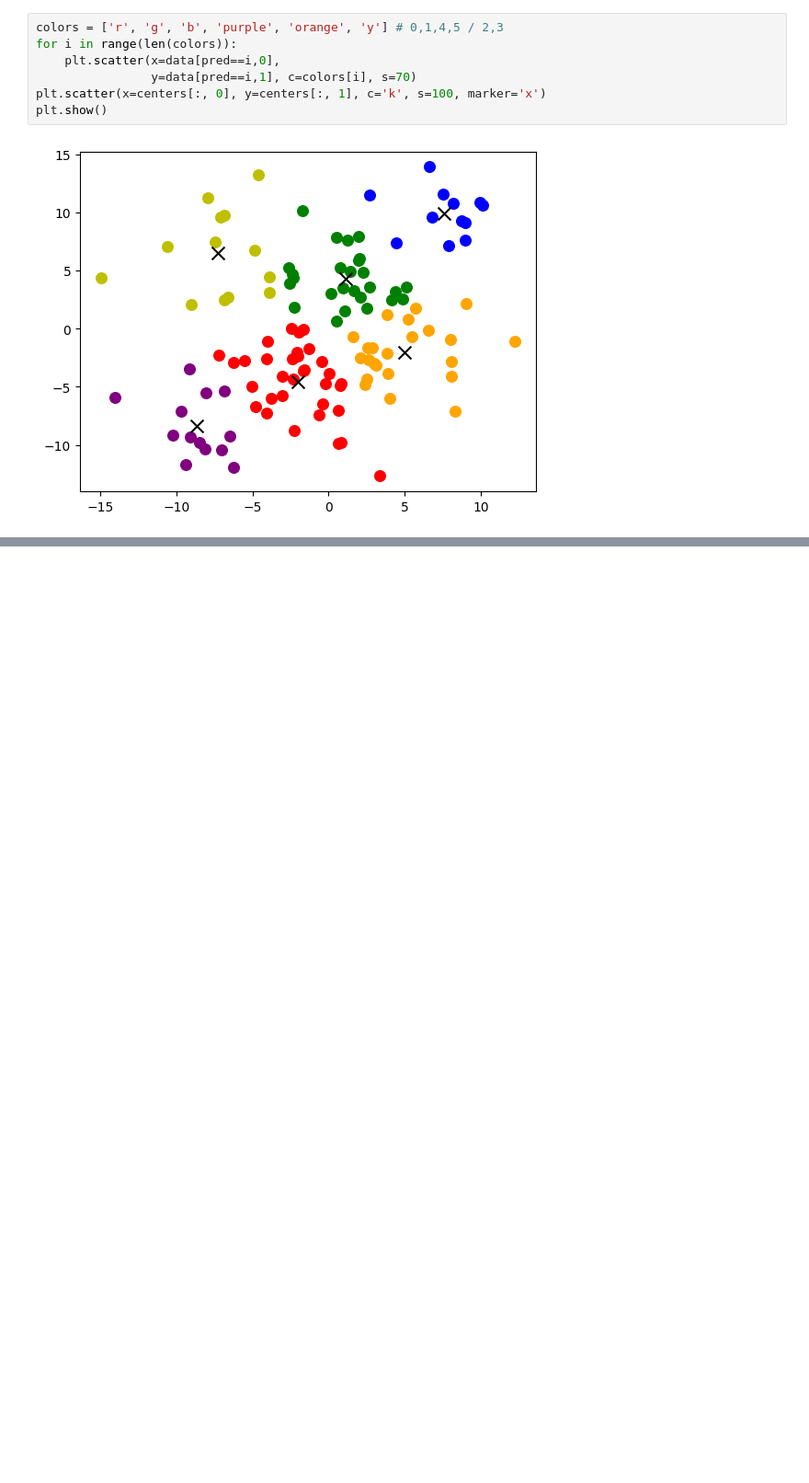
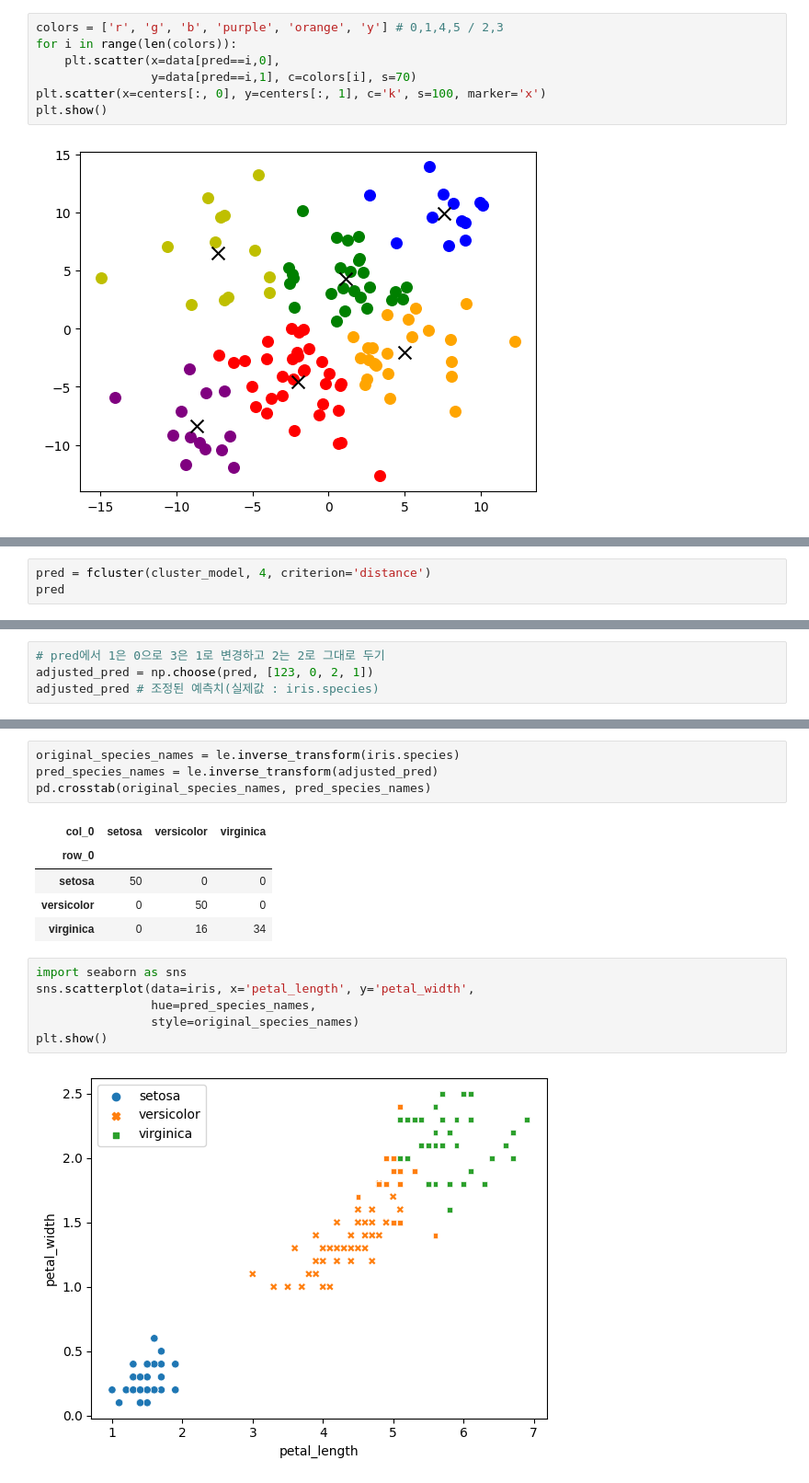
Before and after one commit to Harutoshi87/KI, a Jupyter notebook: source/09_MachineLearning/ch2_군집분석.ipynb, the cells around one changed output, grey strips where cells are left out. Shown at 92% size. Saved outputs shown, nothing was run; the diff lists cells and outputs as text; blank space fills up the shorter version.

```diff
--- a/source/09_MachineLearning/ch2_군집분석.ipynb
+++ b/source/09_MachineLearning/ch2_군집분석.ipynb
@@ -411,0 +481,3 @@ plt.show()
+# %%
+pred = fcluster(cluster_model, 4, criterion='distance')
+pred
@@ -411,0 +497,4 @@ plt.show()
+# %%
+# pred에서 1은 0으로 3은 1로 변경하고 2는 2로 그대로 두기
+adjusted_pred = np.choose(pred, [123, 0, 2, 1])
+adjusted_pred # 조정된 예측치(실제값 : iris.species)
@@ -411,0 +519,18 @@ plt.show()
+# %%
+original_species_names = le.inverse_transform(iris.species)
+pred_species_names = le.inverse_transform(adjusted_pred)
+pd.crosstab(original_species_names, pred_species_names)
+# %% [output]
+| col_0 | setosa | versicolor | virginica |
+| row_0 |  |  |  |
+| setosa | 50 | 0 | 0 |
+| versicolor | 0 | 50 | 0 |
+| virginica | 0 | 16 | 34 |
+# %%
+import seaborn as sns
+sns.scatterplot(data=iris, x='petal_length', y='petal_width',
+                hue=pred_species_names,
+                style=original_species_names)
+plt.show()
+# %% [output]
+[figure, added]
```
Also changed, not shown: parts of 48 cells of this notebook, 2 other files.
